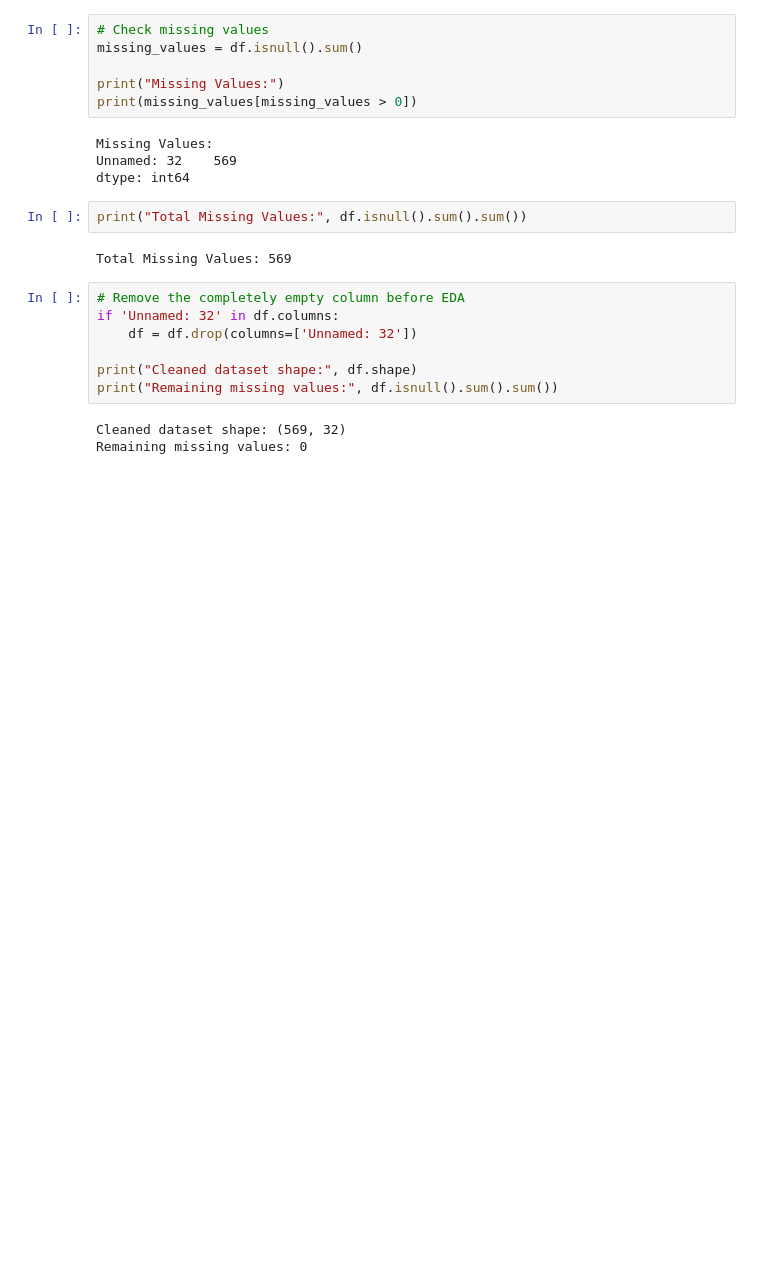
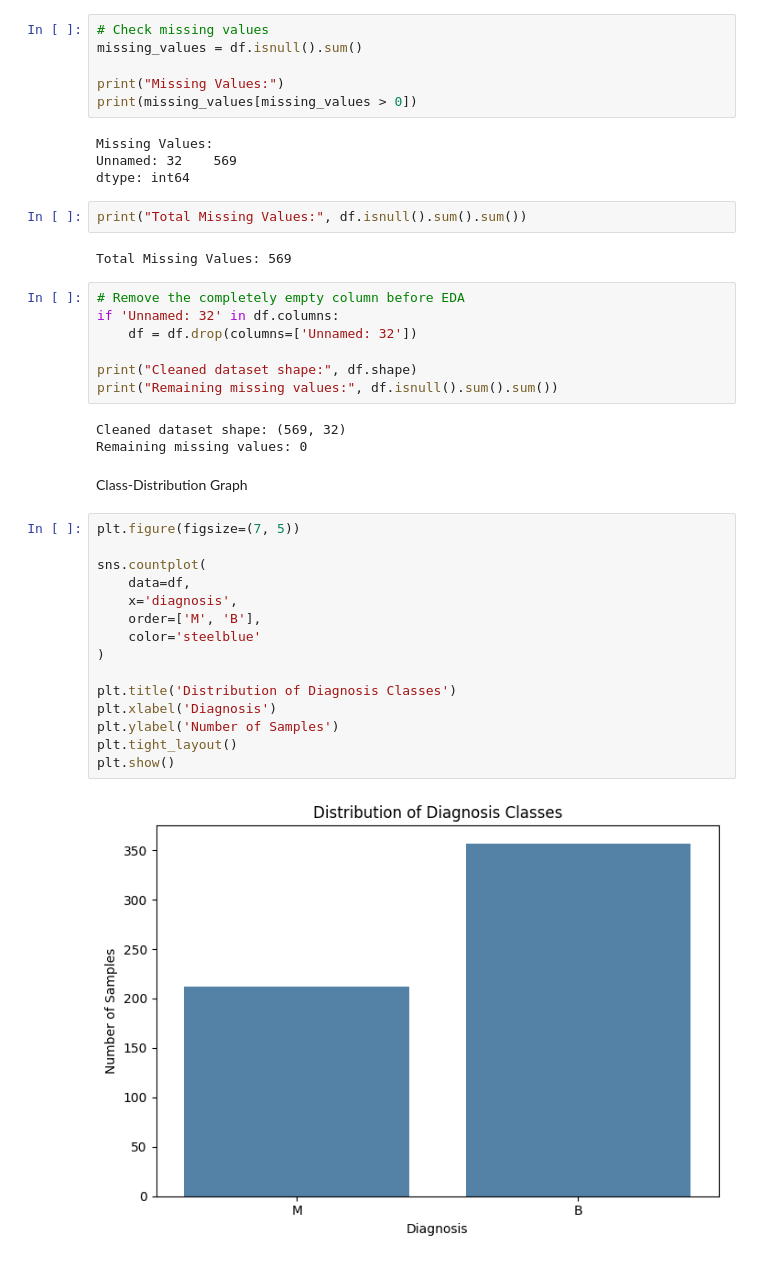
Before and after one commit to nimasha20020207/DL_Assignment_Y4S1, a Jupyter notebook: IT23153486.ipynb, the cells around one changed output. Cells and saved outputs as stored; diff of their text form; blank space fills up the shorter version.

Commit message:
Add data cleaning and exploratory visualizations

```diff
--- a/IT23153486.ipynb
+++ b/IT23153486.ipynb
@@ -185,3 +185,22 @@ print("Remaining missing values:", df.isnull().sum().sum())
 # %% [output]
 Cleaned dataset shape: (569, 32)
 Remaining missing values: 0
+# %% [markdown]
+Class-Distribution Graph
+# %%
+plt.figure(figsize=(7, 5))
+
+sns.countplot(
+    data=df,
+    x='diagnosis',
+    order=['M', 'B'],
+    color='steelblue'
+)
+
+plt.title('Distribution of Diagnosis Classes')
+plt.xlabel('Diagnosis')
+plt.ylabel('Number of Samples')
+plt.tight_layout()
+plt.show()
+# %% [output]
+[figure, added]
```
Also changed, not shown: parts of 8 cells of this notebook.
